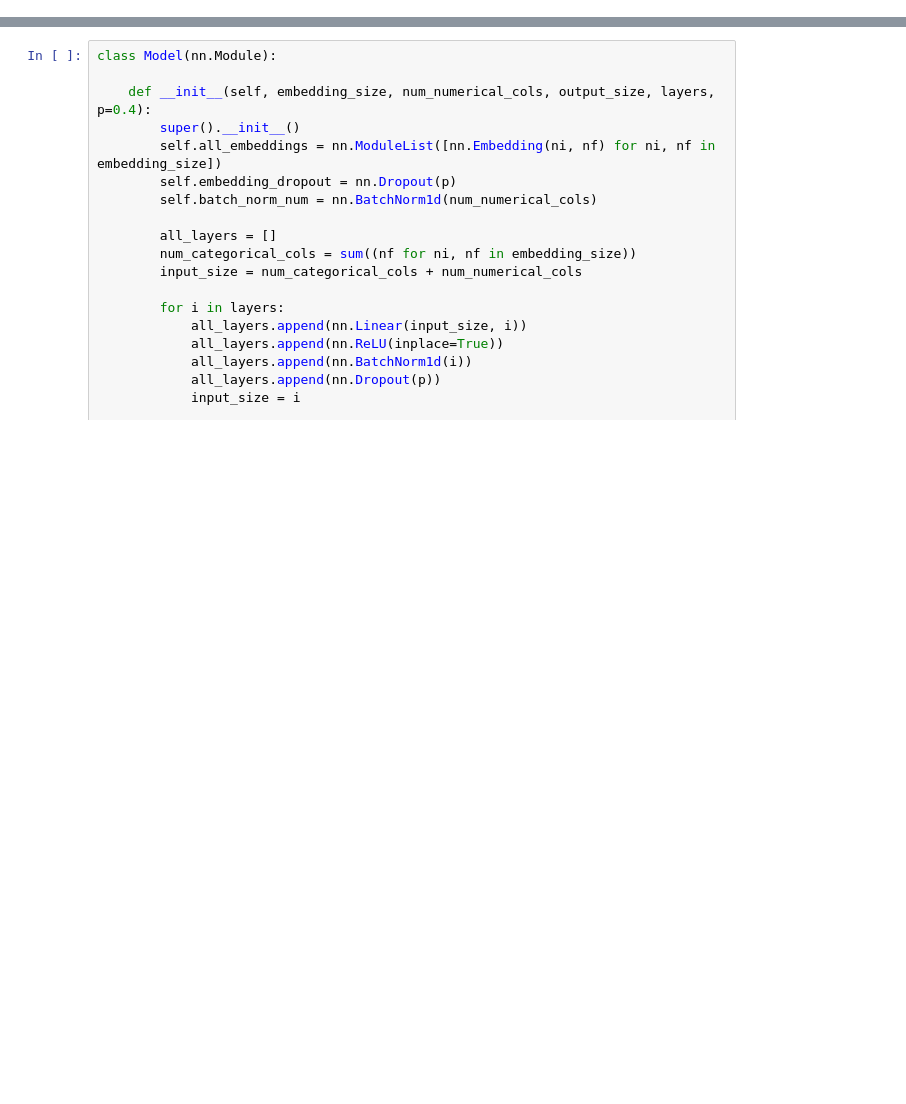
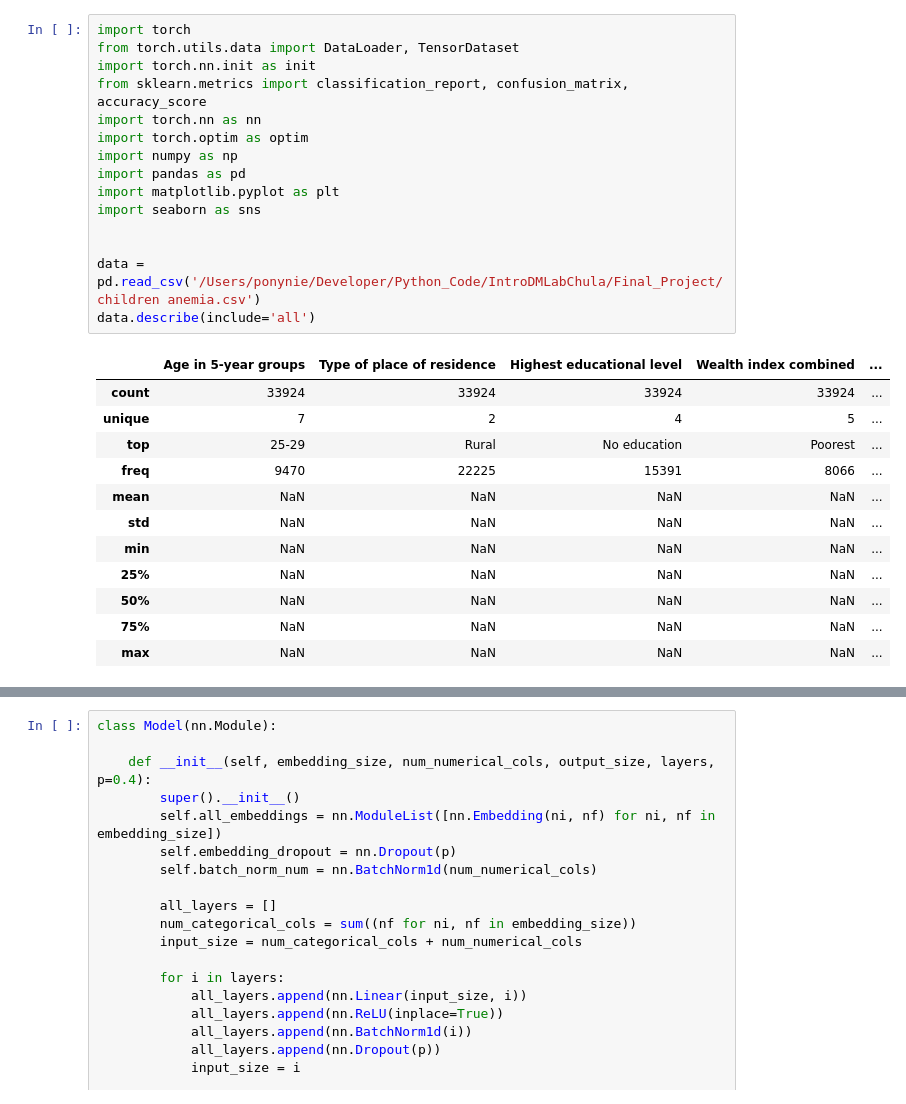
Before and after one commit to Ponynie/IntroDMLabChula, a Jupyter notebook: Final_Project/Traning_Anemia.ipynb, the cells around one changed output, grey strips where cells are left out. Saved outputs shown, nothing was run; the diff lists cells and outputs as text; blank space fills up the shorter version.

```diff
--- a/Final_Project/Traning_Anemia.ipynb
+++ b/Final_Project/Traning_Anemia.ipynb
@@ -1 +1,29 @@
+# %%
+import torch
+from torch.utils.data import DataLoader, TensorDataset
+import torch.nn.init as init
+from sklearn.metrics import classification_report, confusion_matrix, accuracy_score
+import torch.nn as nn
+import torch.optim as optim
+import numpy as np
+import pandas as pd
+import matplotlib.pyplot as plt
+import seaborn as sns
+
+
+data = pd.read_csv('/Users/ponynie/Developer/Python_Code/IntroDMLabChula/Final_Project/children anemia.csv')
+data.describe(include='all')
+# %% [output]
+|  | Age in 5-year groups | Type of place of residence | Highest educational level | Wealth index combined | ... |
+| count | 33924 | 33924 | 33924 | 33924 | ... |
+| unique | 7 | 2 | 4 | 5 | ... |
+| top | 25-29 | Rural | No education | Poorest | ... |
+| freq | 9470 | 22225 | 15391 | 8066 | ... |
+| mean | NaN | NaN | NaN | NaN | ... |
+| std | NaN | NaN | NaN | NaN | ... |
+| min | NaN | NaN | NaN | NaN | ... |
+| 25% | NaN | NaN | NaN | NaN | ... |
+| 50% | NaN | NaN | NaN | NaN | ... |
+| 75% | NaN | NaN | NaN | NaN | ... |
+| max | NaN | NaN | NaN | NaN | ... |
 # %%
```
Also changed, not shown: parts of 19 cells of this notebook, 2 other files.
